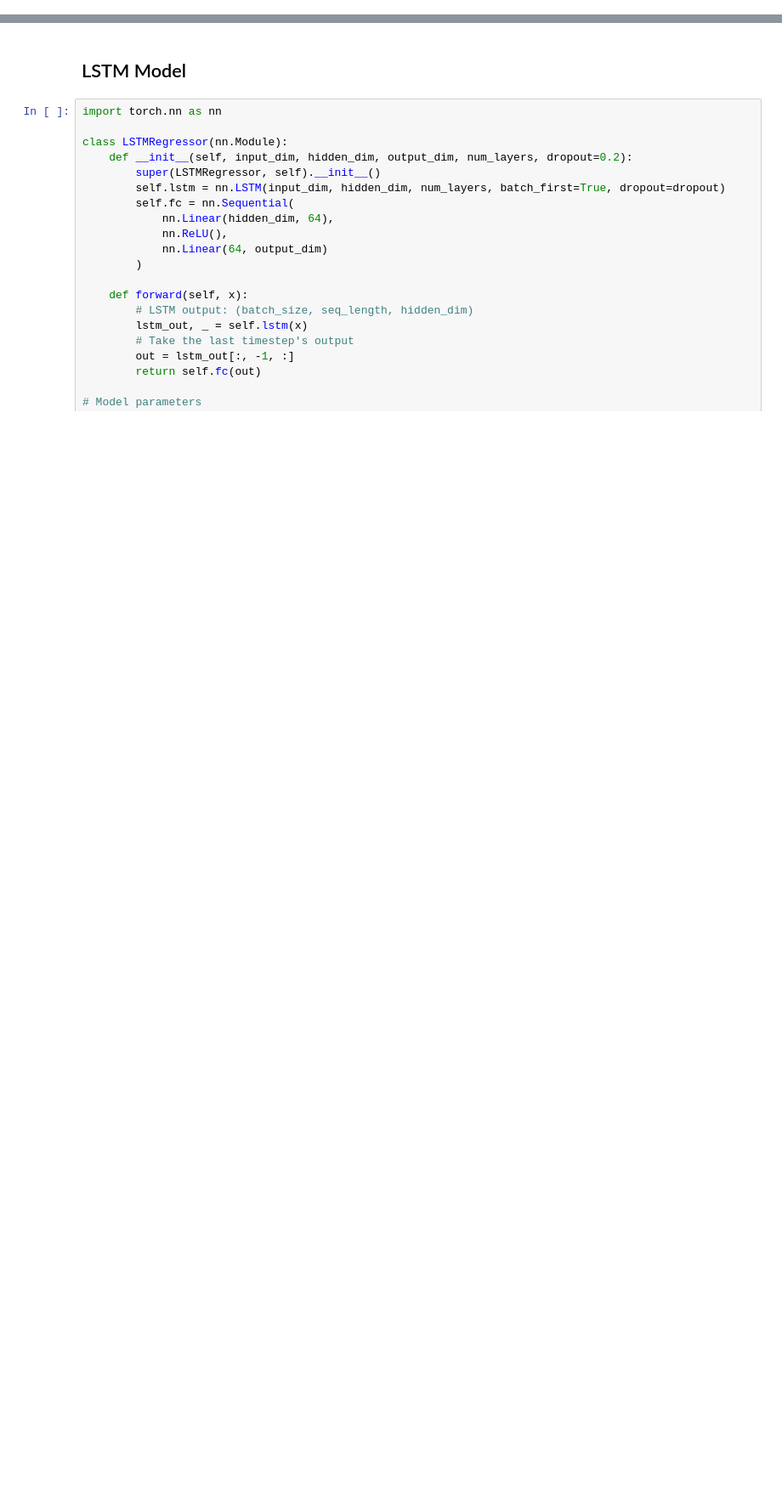
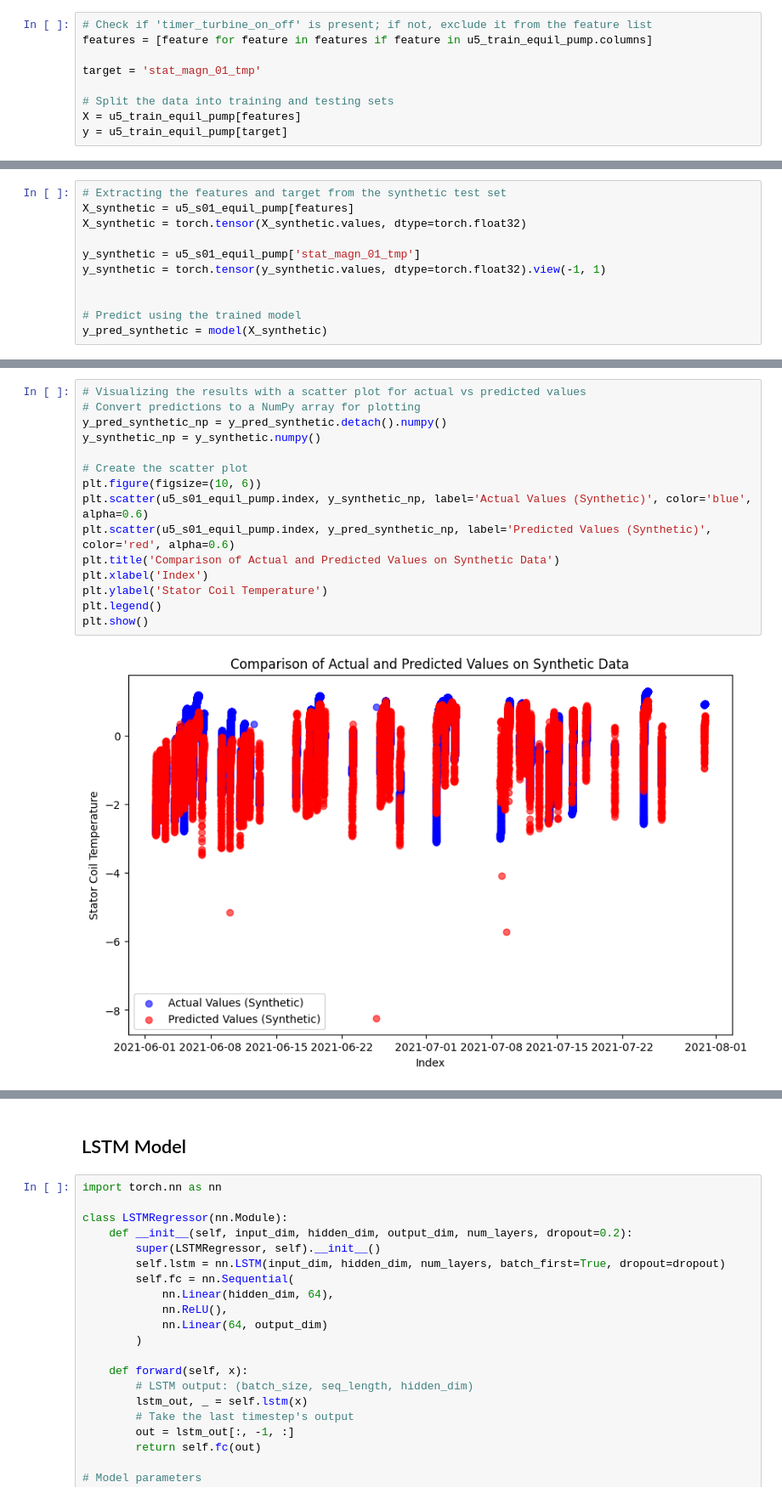
Before and after one commit to j0shcd/ml4pm-project, a Jupyter notebook: model_sensor_forecasting.ipynb, the cells around one changed output, grey strips where cells are left out. Shown: that part at 85% size. Drawn from its saved outputs; the diff is of its cells as text; blank space fills up the shorter version.

```diff
--- a/model_sensor_forecasting.ipynb
+++ b/model_sensor_forecasting.ipynb
@@ -42 +57,10 @@ y_train_scaled = scaler_y.fit_transform(y_train)
+# %%
+# Check if 'timer_turbine_on_off' is present; if not, exclude it from the feature list
+features = [feature for feature in features if feature in u5_train_equil_pump.columns]
+
+target = 'stat_magn_01_tmp'
+
+# Split the data into training and testing sets
+X = u5_train_equil_pump[features]
+y = u5_train_equil_pump[target]
 # %%
@@ -125,0 +153,11 @@ plt.show()
+# %%
+# Extracting the features and target from the synthetic test set
+X_synthetic = u5_s01_equil_pump[features]
+X_synthetic = torch.tensor(X_synthetic.values, dtype=torch.float32)
+
+y_synthetic = u5_s01_equil_pump['stat_magn_01_tmp']
+y_synthetic = torch.tensor(y_synthetic.values, dtype=torch.float32).view(-1, 1)
+
+
+# Predict using the trained model
+y_pred_synthetic = model(X_synthetic)
@@ -125,0 +178,17 @@ plt.show()
+# %%
+# Visualizing the results with a scatter plot for actual vs predicted values
+# Convert predictions to a NumPy array for plotting
+y_pred_synthetic_np = y_pred_synthetic.detach().numpy()
+y_synthetic_np = y_synthetic.numpy()
+
+# Create the scatter plot
+plt.figure(figsize=(10, 6))
+plt.scatter(u5_s01_equil_pump.index, y_synthetic_np, label='Actual Values (Synthetic)', color='blue', alpha=0.6)
+plt.scatter(u5_s01_equil_pump.index, y_pred_synthetic_np, label='Predicted Values (Synthetic)', color='red', alpha=0.6)
+plt.title('Comparison of Actual and Predicted Values on Synthetic Data')
+plt.xlabel('Index')
+plt.ylabel('Stator Coil Temperature')
+plt.legend()
+plt.show()
+# %% [output]
+[figure, added]
```
Also changed, not shown: parts of 22 cells of this notebook, 1 other file.
